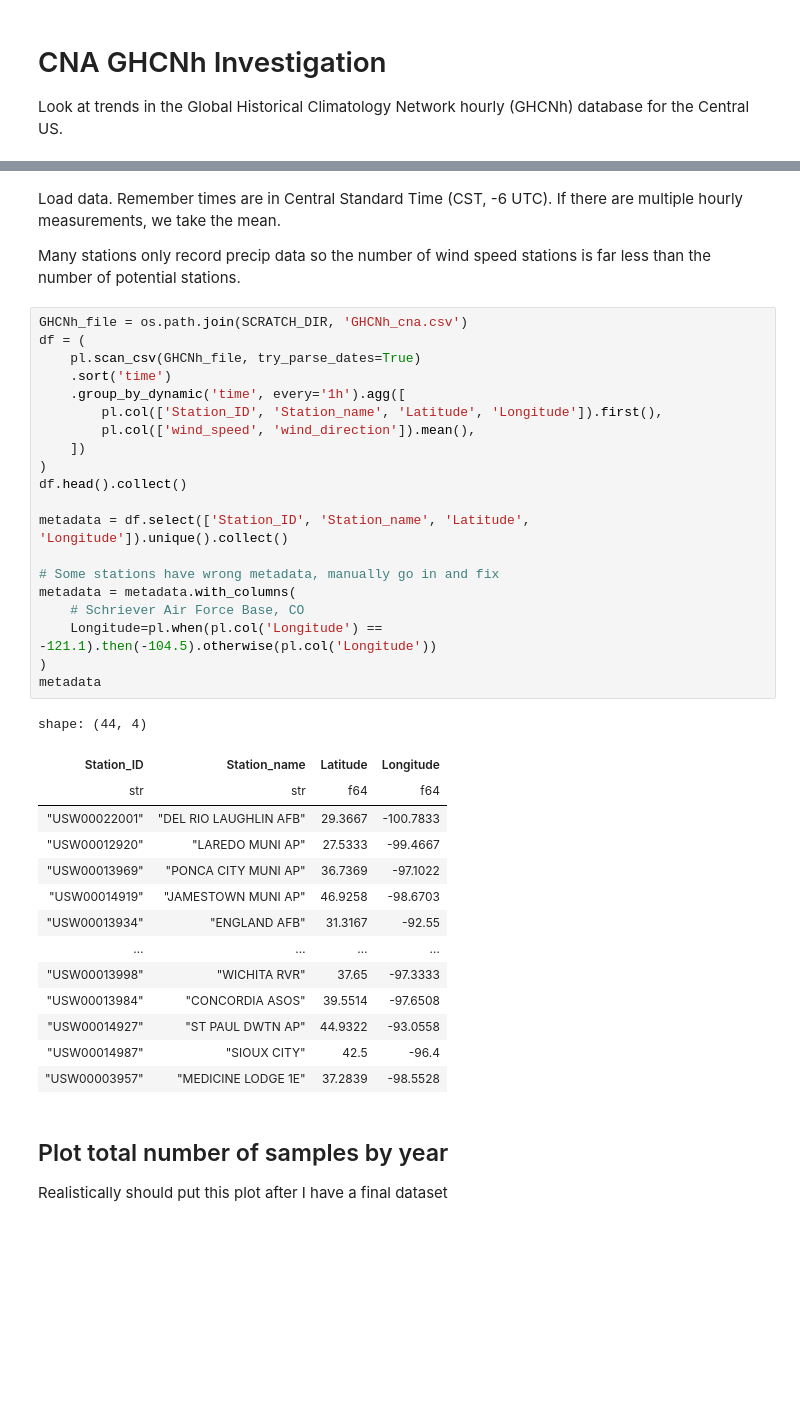
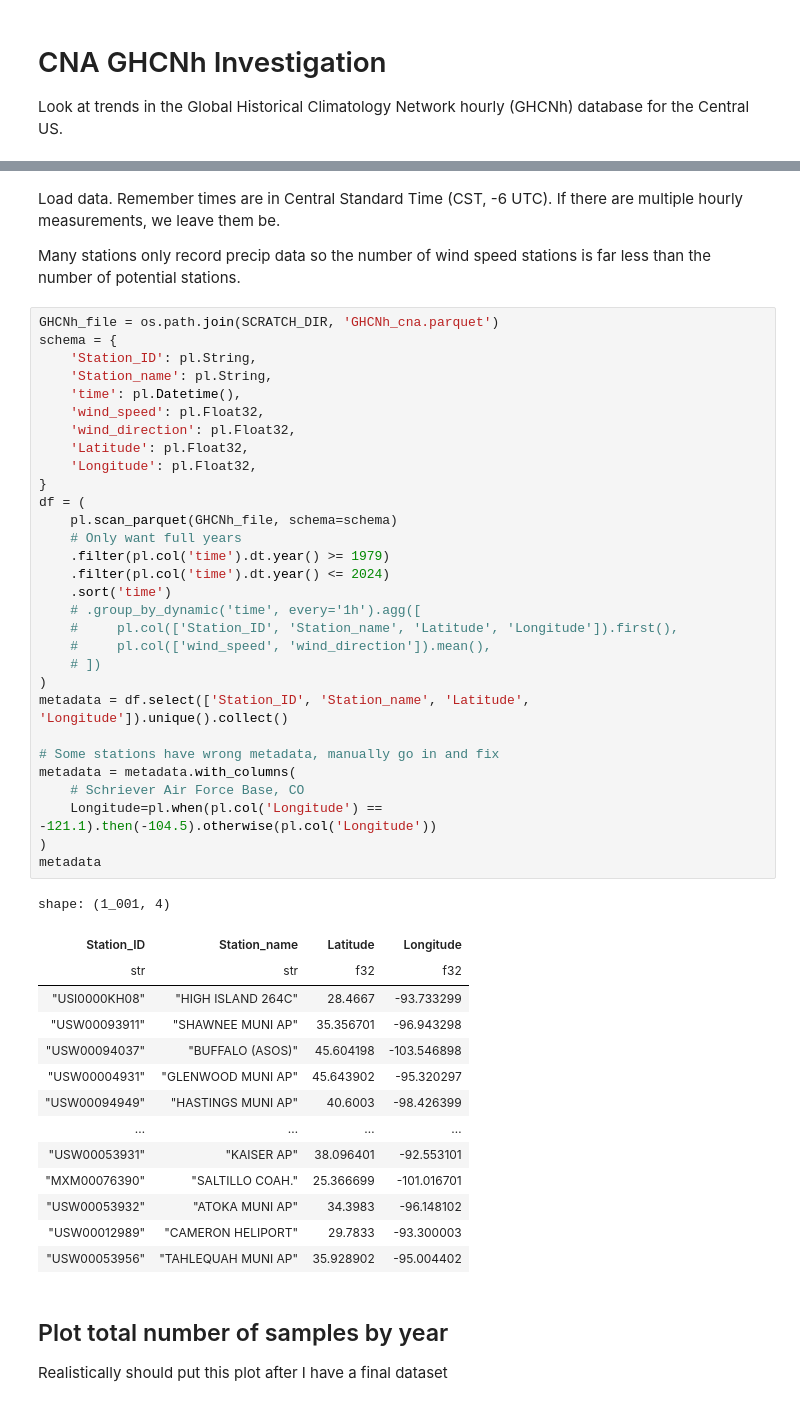
Before and after one commit to ivalencius/GPLLJ, a Jupyter notebook: src/GHCNh_cna.ipynb, the cells around one changed output, grey strips where cells are left out. Cells and saved outputs as stored; diff of their text form; blank space fills up the shorter version.

```diff
--- a/src/GHCNh_cna.ipynb
+++ b/src/GHCNh_cna.ipynb
@@ -34,44 +36,54 @@ def add_latlon(ax):
     gl.xlabel_style = {'size': 10, 'color': 'k', 'rotation':30, 'ha':'right'}
     gl.ylabel_style = {'size': 10, 'color': 'k', 'weight': 'normal'}
 # %% [markdown]
-Load data. Remember times are in Central Standard Time (CST, -6 UTC). If there are multiple hourly measurements, we take the mean.
+Load data. Remember times are in Central Standard Time (CST, -6 UTC). If there are multiple hourly measurements, we leave them be.
 
 Many stations only record precip data so the number of wind speed stations is far less than the number of potential stations.
 # %%
-GHCNh_file = os.path.join(SCRATCH_DIR, 'GHCNh_cna.csv')
+GHCNh_file = os.path.join(SCRATCH_DIR, 'GHCNh_cna.parquet')
+schema = {
+    'Station_ID': pl.String,
+    'Station_name': pl.String,
+    'time': pl.Datetime(),
+    'wind_speed': pl.Float32,
+    'wind_direction': pl.Float32,
+    'Latitude': pl.Float32,
+    'Longitude': pl.Float32,
+}
 df = (
-    pl.scan_csv(GHCNh_file, try_parse_dates=True)
+    pl.scan_parquet(GHCNh_file, schema=schema)
+    # Only want full years
+    .filter(pl.col('time').dt.year() >= 1979)
+    .filter(pl.col('time').dt.year() <= 2024)
     .sort('time')
-    .group_by_dynamic('time', every='1h').agg([
-        pl.col(['Station_ID', 'Station_name', 'Latitude', 'Longitude']).first(),
-        pl.col(['wind_speed', 'wind_direction']).mean(),
-    ])
+    # .group_by_dynamic('time', every='1h').agg([
+    #     pl.col(['Station_ID', 'Station_name', 'Latitude', 'Longitude']).first(),
+    #     pl.col(['wind_speed', 'wind_direction']).mean(),
+    # ])
 )
-df.head().collect()
-
 metadata = df.select(['Station_ID', 'Station_name', 'Latitude', 'Longitude']).unique().collect()
 
 # Some stations have wrong metadata, manually go in and fix
 metadata = metadata.with_columns(
     # Schriever Air Force Base, CO
     Longitude=pl.when(pl.col('Longitude') == -121.1).then(-104.5).otherwise(pl.col('Longitude'))
 )
 metadata
 # %% [output]
-shape: (44, 4)
+shape: (1_001, 4)
 | Station_ID | Station_name | Latitude | Longitude |
-| str | str | f64 | f64 |
-| "USW00022001" | "DEL RIO LAUGHLIN AFB" | 29.3667 | -100.7833 |
-| "USW00012920" | "LAREDO MUNI AP" | 27.5333 | -99.4667 |
-| "USW00013969" | "PONCA CITY MUNI AP" | 36.7369 | -97.1022 |
-| "USW00014919" | "JAMESTOWN MUNI AP" | 46.9258 | -98.6703 |
-| "USW00013934" | "ENGLAND AFB" | 31.3167 | -92.55 |
+| str | str | f32 | f32 |
+| "USI0000KH08" | "HIGH ISLAND 264C" | 28.4667 | -93.733299 |
+| "USW00093911" | "SHAWNEE MUNI AP" | 35.356701 | -96.943298 |
+| "USW00094037" | "BUFFALO (ASOS)" | 45.604198 | -103.546898 |
+| "USW00004931" | "GLENWOOD MUNI AP" | 45.643902 | -95.320297 |
+| "USW00094949" | "HASTINGS MUNI AP" | 40.6003 | -98.426399 |
 | … | … | … | … |
-| "USW00013998" | "WICHITA RVR" | 37.65 | -97.3333 |
-| "USW00013984" | "CONCORDIA ASOS" | 39.5514 | -97.6508 |
-| "USW00014927" | "ST PAUL DWTN AP" | 44.9322 | -93.0558 |
-| "USW00014987" | "SIOUX CITY" | 42.5 | -96.4 |
-| "USW00003957" | "MEDICINE LODGE 1E" | 37.2839 | -98.5528 |
+| "USW00053931" | "KAISER AP" | 38.096401 | -92.553101 |
+| "MXM00076390" | "SALTILLO COAH." | 25.366699 | -101.016701 |
+| "USW00053932" | "ATOKA MUNI AP" | 34.3983 | -96.148102 |
+| "USW00012989" | "CAMERON HELIPORT" | 29.7833 | -93.300003 |
+| "USW00053956" | "TAHLEQUAH MUNI AP" | 35.928902 | -95.004402 |
 # %% [markdown]
 ## Plot total number of samples by year
 
```
Also changed, not shown: parts of 19 cells of this notebook, 2 other files.
